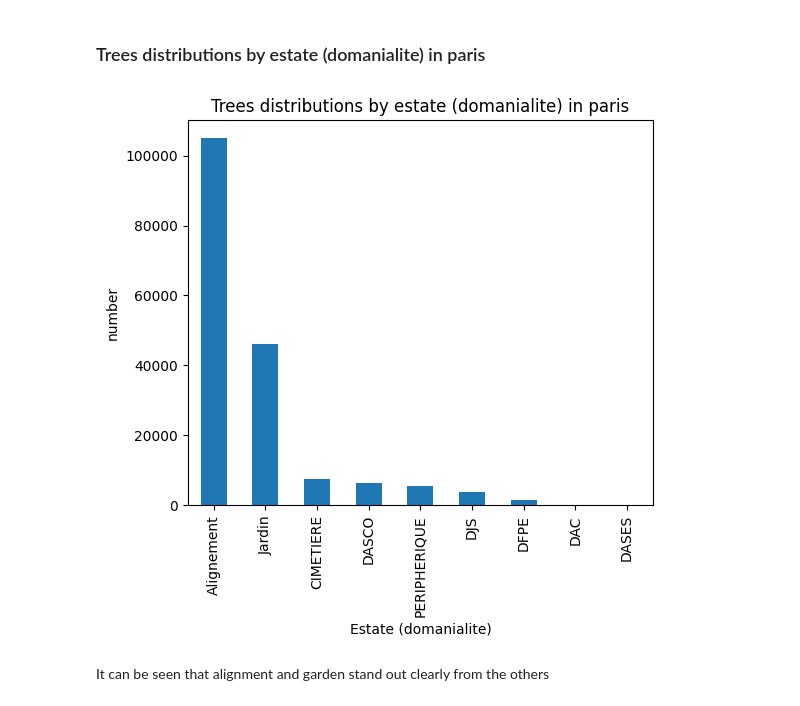
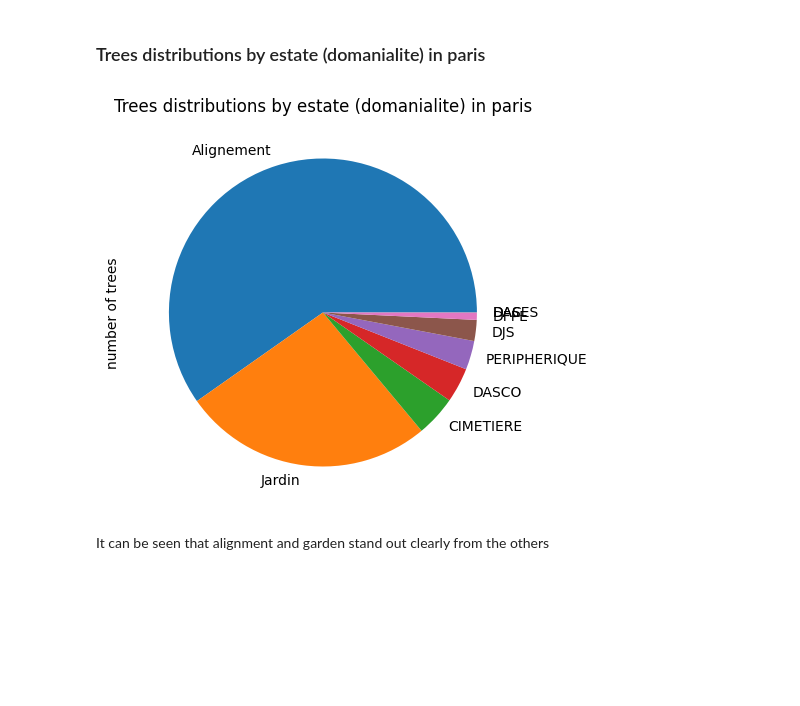
Before and after one commit to nasr-edine/univariate_analysis_python, a Jupyter notebook: notebooks/4_column_domanialite.ipynb, the cells around one changed output. Drawn from its saved outputs; the diff is of its cells as text; code cells hidden in the pictures; blank space fills up the shorter version.

```diff
--- a/notebooks/4_column_domanialite.ipynb
+++ b/notebooks/4_column_domanialite.ipynb
@@ -29,10 +29,9 @@ df.loc[df[df.domanialite.isnull()].index[0], "domanialite"] = df_lieu[0:1].doman
 ### Trees distributions by estate (domanialite) in paris
 # %%
 df_domanialite_groups = df.groupby("domanialite")['id'].count().sort_values(ascending=False)
-df_domanialite_groups.plot(kind='bar', title='Trees distributions by estate (domanialite) in paris', ylabel='number',
-         xlabel='Estate (domanialite)', figsize=(6, 5));
+df_domanialite_groups.plot(kind='pie', title='Trees distributions by estate (domanialite) in paris', ylabel='number of trees', figsize=(6, 5));
 # %% [output]
-[figure, old version]
+[figure, new version]
 # %% [markdown]
 It can be seen that alignment and garden stand out clearly from the others
 # %% [markdown]
```
Also changed, not shown: 3 other files.
